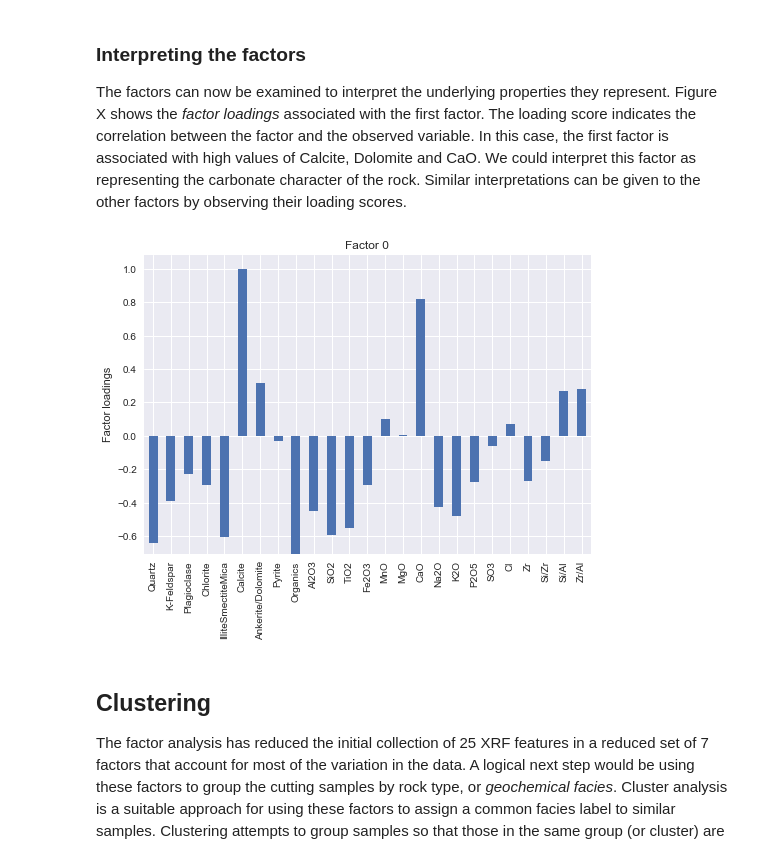
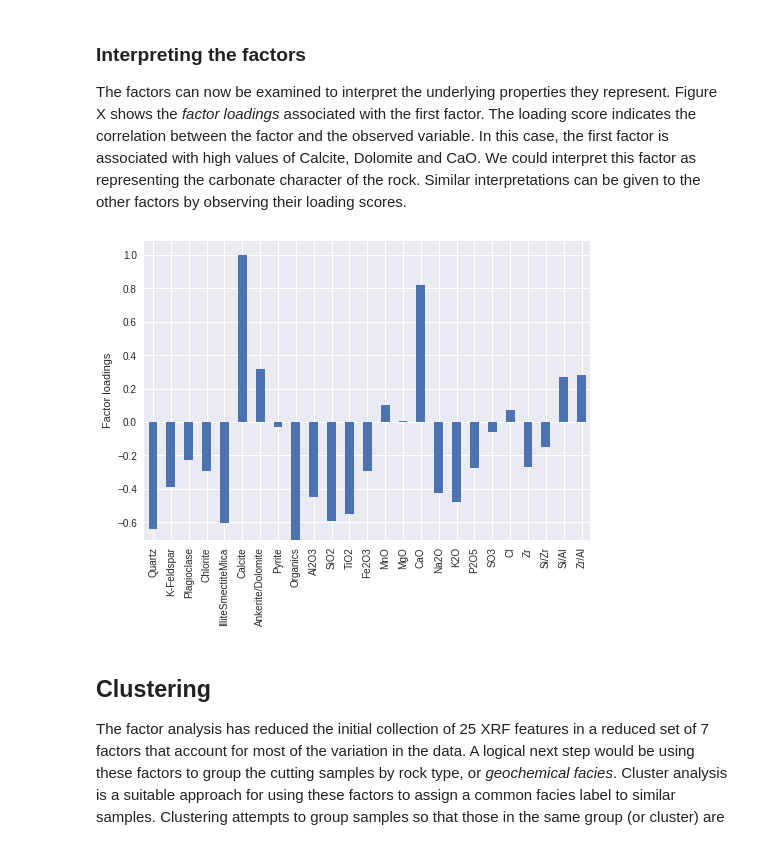
Before and after one commit to brendonhall/tutorials, a Jupyter notebook: geochem_facies/CSEG Article.ipynb, the cells around one changed output. Saved outputs shown, nothing was run; the diff lists cells and outputs as text; code cells hidden in the pictures.

```diff
--- a/geochem_facies/CSEG Article.ipynb
+++ b/geochem_facies/CSEG Article.ipynb
@@ -136,14 +136,14 @@ The factors can now be examined to interpret the underlying properties they repr
 # %%
 for factor_id in range(0, factors.shape[0]):
     fig = plt.figure()
-    plt.title('Factor {}'.format(factor_id))
+    #plt.title('Factor {}'.format(factor_id))
     plt.ylabel('Factor loadings')
     factors.ix[factor_id].plot(kind='bar')
     if factor_id == 0:
         fig.savefig('images/2_Factor_interp.png', dpi=300, bbox_inches='tight')
         break
 # %% [output]
-[figure, old version]
+[figure, new version]
 # %% [markdown]
 ## Clustering
 
```
Also changed, not shown: parts of 5 cells of this notebook, 1 other file.
